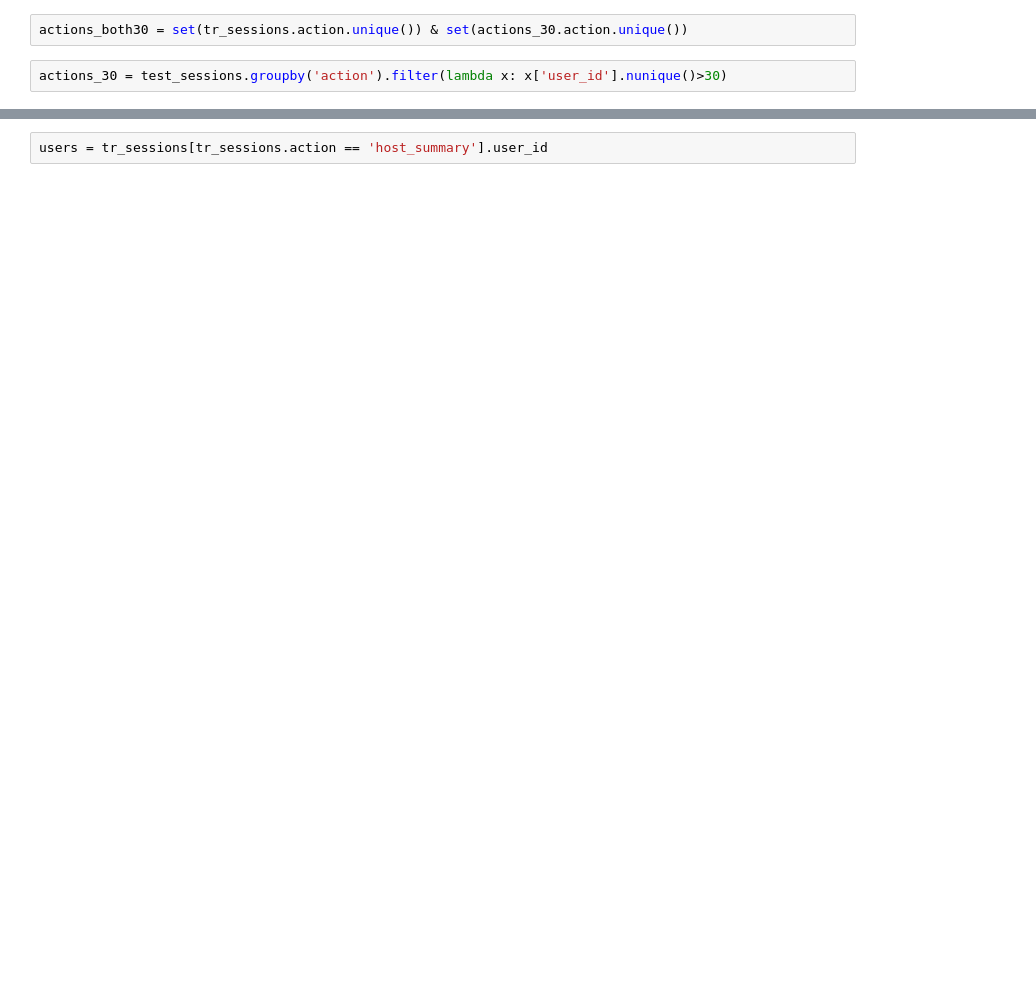
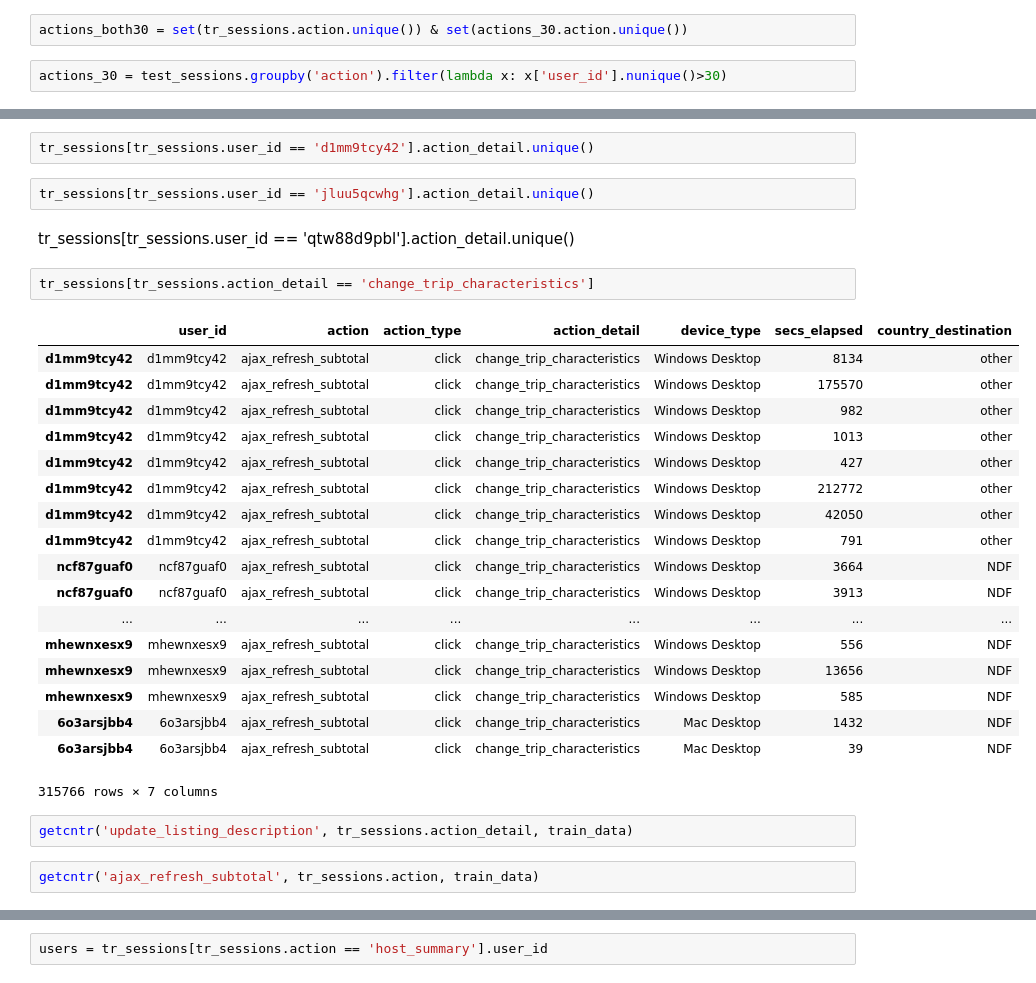
Before and after one commit to ily9000/Kaggle_AirBnB, a Jupyter notebook: scripts/sessions.ipynb, the cells around one changed output, grey strips where cells are left out. Cells and saved outputs as stored; diff of their text form; blank space fills up the shorter version.

```diff
--- a/scripts/sessions.ipynb
+++ b/scripts/sessions.ipynb
@@ -96,0 +245,31 @@ Name: country_destination, dtype: int64
+# %%
+tr_sessions[tr_sessions.user_id == 'd1mm9tcy42'].action_detail.unique()
+# %%
+tr_sessions[tr_sessions.user_id == 'jluu5qcwhg'].action_detail.unique()
+# %% [markdown]
+tr_sessions[tr_sessions.user_id == 'qtw88d9pbl'].action_detail.unique()
+# %%
+tr_sessions[tr_sessions.action_detail == 'change_trip_characteristics']
+# %% [output]
+|  | user_id | action | action_type | action_detail | device_type | secs_elapsed | country_destination |
+| d1mm9tcy42 | d1mm9tcy42 | ajax_refresh_subtotal | click | change_trip_characteristics | Windows Desktop | 8134 | other |
+| d1mm9tcy42 | d1mm9tcy42 | ajax_refresh_subtotal | click | change_trip_characteristics | Windows Desktop | 175570 | other |
+| d1mm9tcy42 | d1mm9tcy42 | ajax_refresh_subtotal | click | change_trip_characteristics | Windows Desktop | 982 | other |
+| d1mm9tcy42 | d1mm9tcy42 | ajax_refresh_subtotal | click | change_trip_characteristics | Windows Desktop | 1013 | other |
+| d1mm9tcy42 | d1mm9tcy42 | ajax_refresh_subtotal | click | change_trip_characteristics | Windows Desktop | 427 | other |
+| d1mm9tcy42 | d1mm9tcy42 | ajax_refresh_subtotal | click | change_trip_characteristics | Windows Desktop | 212772 | other |
+| d1mm9tcy42 | d1mm9tcy42 | ajax_refresh_subtotal | click | change_trip_characteristics | Windows Desktop | 42050 | other |
+| d1mm9tcy42 | d1mm9tcy42 | ajax_refresh_subtotal | click | change_trip_characteristics | Windows Desktop | 791 | other |
+| ncf87guaf0 | ncf87guaf0 | ajax_refresh_subtotal | click | change_trip_characteristics | Windows Desktop | 3664 | NDF |
+| ncf87guaf0 | ncf87guaf0 | ajax_refresh_subtotal | click | change_trip_characteristics | Windows Desktop | 3913 | NDF |
+| ... | ... | ... | ... | ... | ... | ... | ... |
+| mhewnxesx9 | mhewnxesx9 | ajax_refresh_subtotal | click | change_trip_characteristics | Windows Desktop | 556 | NDF |
+| mhewnxesx9 | mhewnxesx9 | ajax_refresh_subtotal | click | change_trip_characteristics | Windows Desktop | 13656 | NDF |
+| mhewnxesx9 | mhewnxesx9 | ajax_refresh_subtotal | click | change_trip_characteristics | Windows Desktop | 585 | NDF |
+| 6o3arsjbb4 | 6o3arsjbb4 | ajax_refresh_subtotal | click | change_trip_characteristics | Mac Desktop | 1432 | NDF |
+| 6o3arsjbb4 | 6o3arsjbb4 | ajax_refresh_subtotal | click | change_trip_characteristics | Mac Desktop | 39 | NDF |
+315766 rows × 7 columns
+# %%
+getcntr('update_listing_description', tr_sessions.action_detail, train_data)
+# %%
+getcntr('ajax_refresh_subtotal', tr_sessions.action, train_data)
```
Also changed, not shown: parts of 76 cells of this notebook, 1 other file.
